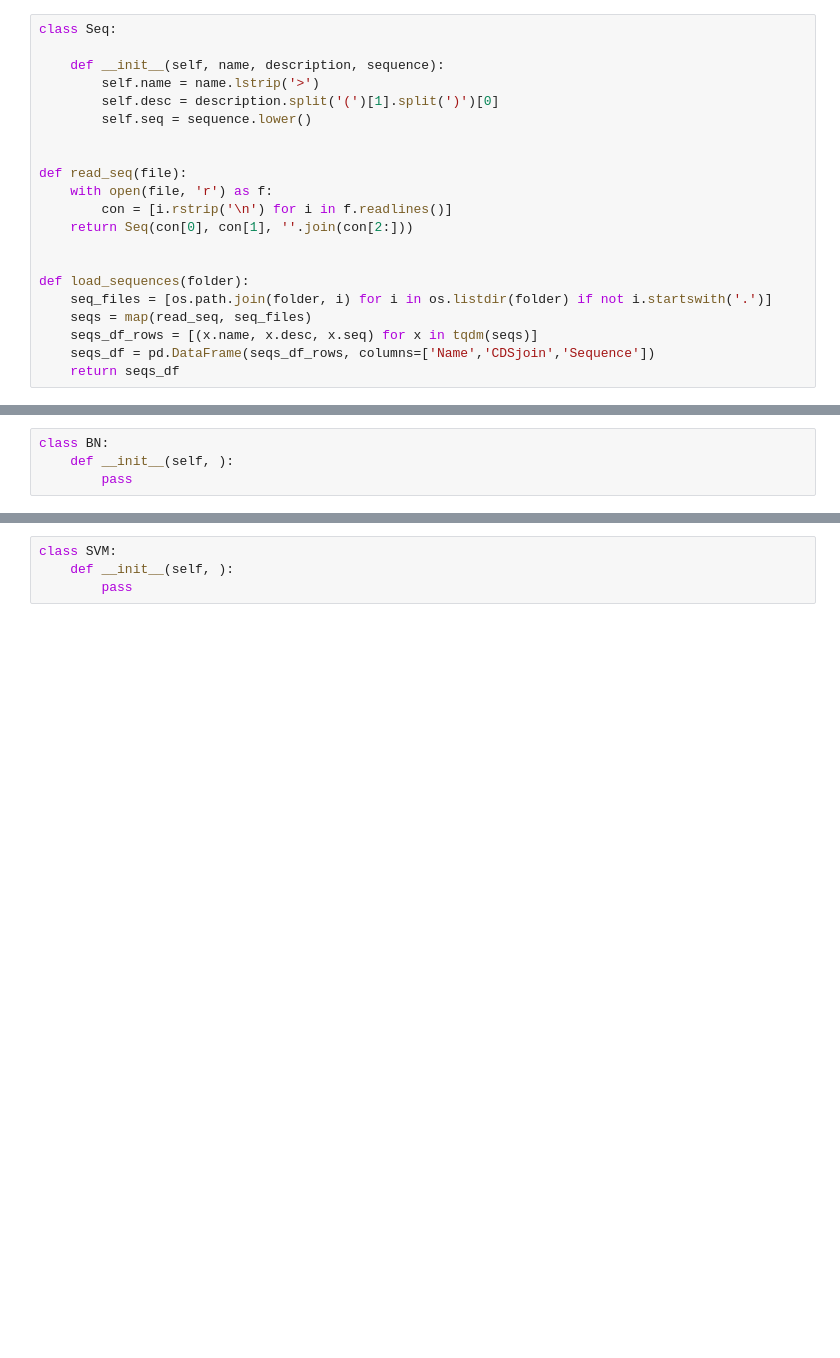
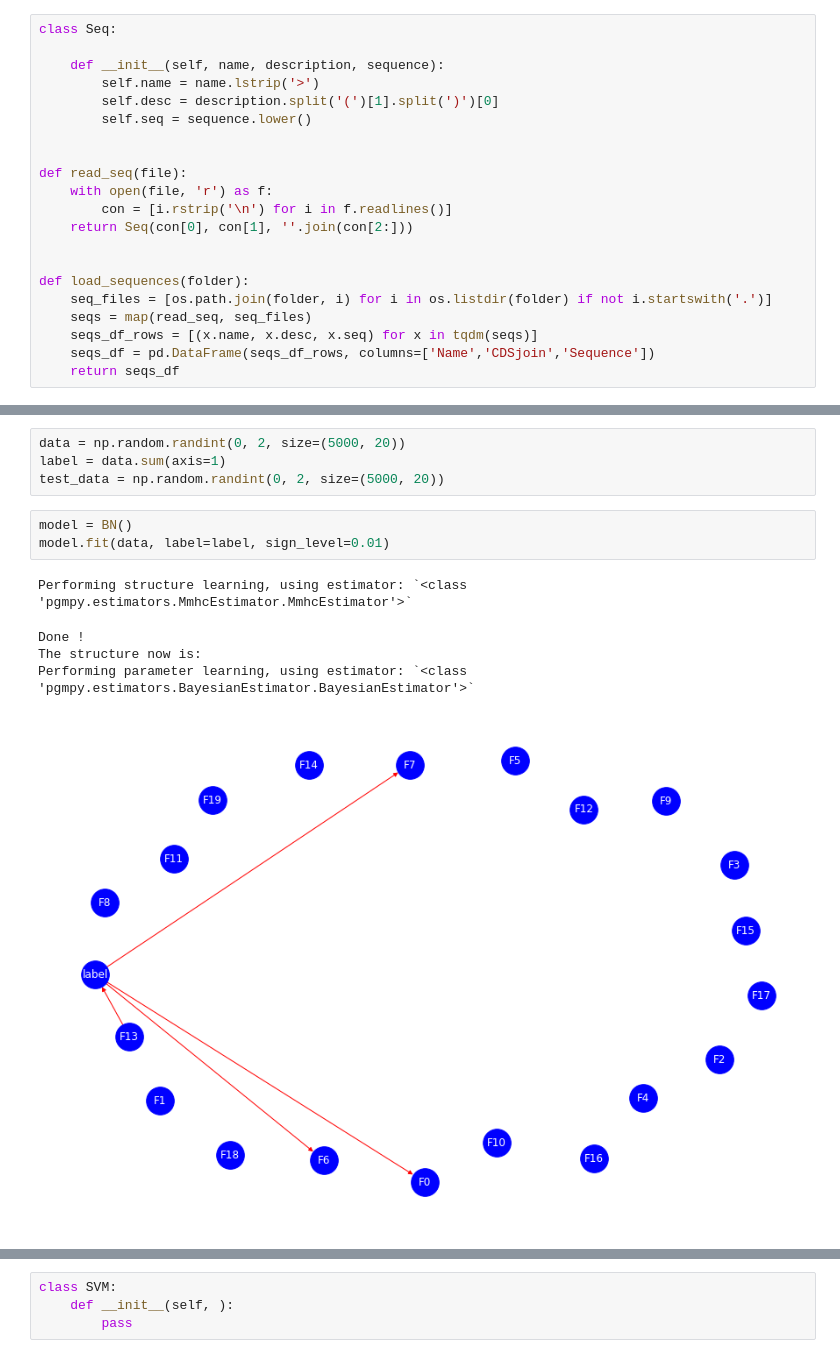
Before and after one commit to AdeBC/GSSR, a Jupyter notebook: Source/utils.ipynb, the cells around one changed output, grey strips where cells are left out. Cells and saved outputs as stored; diff of their text form; blank space fills up the shorter version.

Commit message:
BN model update

```diff
--- a/Source/utils.ipynb
+++ b/Source/utils.ipynb
@@ -31,4 +28,0 @@ class WAM:
-# %%
-class BN:
-    def __init__(self, ):
-        pass
@@ -34,0 +231,13 @@ class BN:
+# %%
+data = np.random.randint(0, 2, size=(5000, 20))
+label = data.sum(axis=1)
+test_data = np.random.randint(0, 2, size=(5000, 20))
+# %%
+model = BN()
+model.fit(data, label=label, sign_level=0.01)
+# %% [output]
+Performing structure learning, using estimator: `<class 'pgmpy.estimators.MmhcEstimator.MmhcEstimator'>`
+Done !
+The structure now is:
+Performing parameter learning, using estimator: `<class 'pgmpy.estimators.BayesianEstimator.BayesianEstimator'>`
+[figure, added]
```
Also changed, not shown: parts of 13 cells of this notebook, 2 other files.
